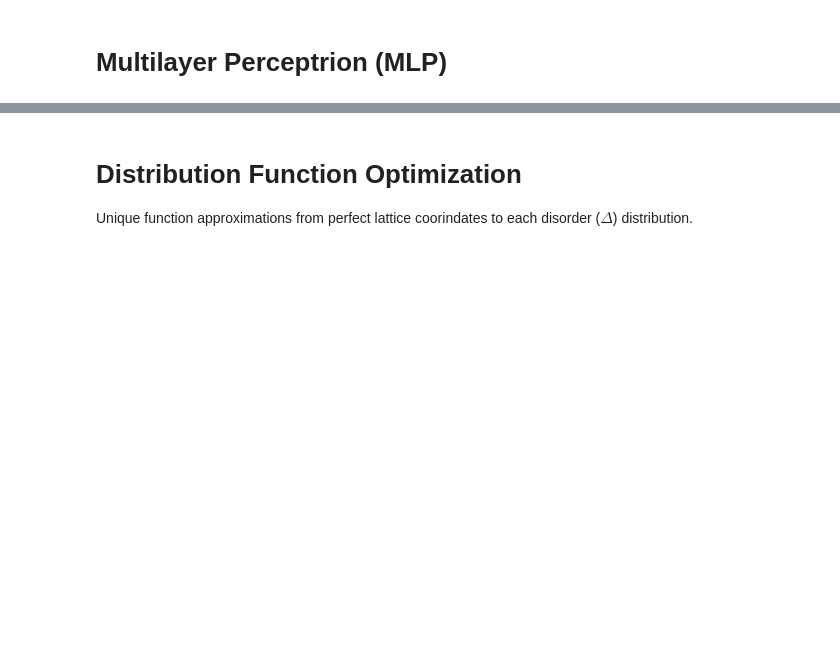
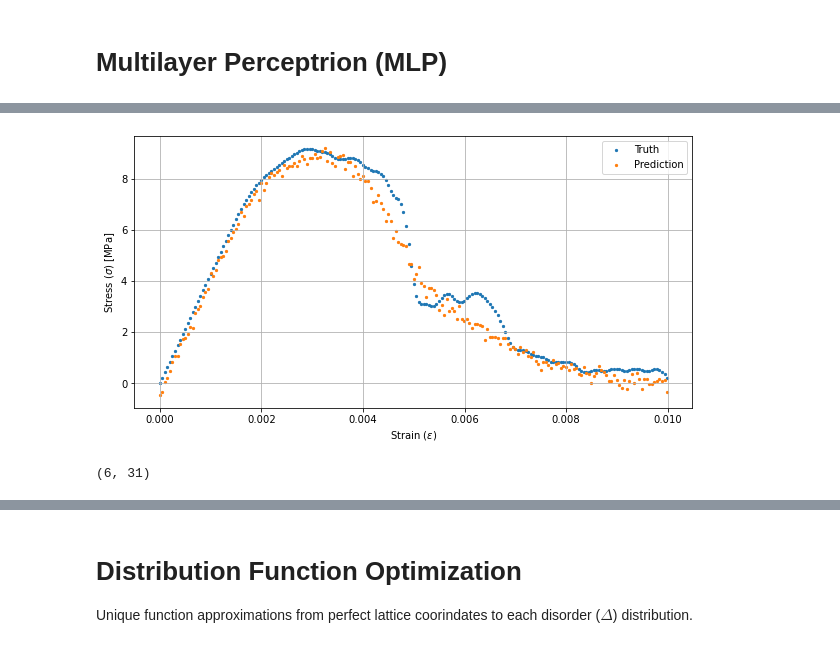
Before and after one commit to niccoforte/NF-PhD-gitRepo, a Jupyter notebook: code/MLP.ipynb, the cells around one changed output, grey strips where cells are left out. Drawn from its saved outputs; the diff is of its cells as text; code cells hidden in the pictures; blank space fills up the shorter version.

```diff
--- a/code/MLP.ipynb
+++ b/code/MLP.ipynb
@@ -108,0 +111,18 @@ def weights_init(m):
+# %%
+test_outputs = predict_model("mlp", mlp1, test_dataloader)
+test_outputs = standardize(test_outputs, outParams[0], outParams[1], mode=1)
+# %%
+fig = plt.figure(figsize=(10, 5))
+plt.scatter(perOUT[0], train_out[10]+perOUT[1], s=5, label="Truth")
+plt.scatter(perOUT[0], test_outputs[10]+perOUT[1], s=5, label="Prediction")
+plt.ylabel("Stress ($\sigma$) [MPa]")
+plt.xlabel("Strain ($\epsilon$)")
+plt.legend()
+plt.grid()
+# %% [output]
+[figure, new version]
+# %%
+err = list(abs(sum(test_out[:,60:140] - test_outputs[:,60:140])))
+err.index(min(err)), err.index(max(err))
+# %% [output]
+(6, 31)
```
Also changed, not shown: parts of 46 cells of this notebook, 7 other files.
